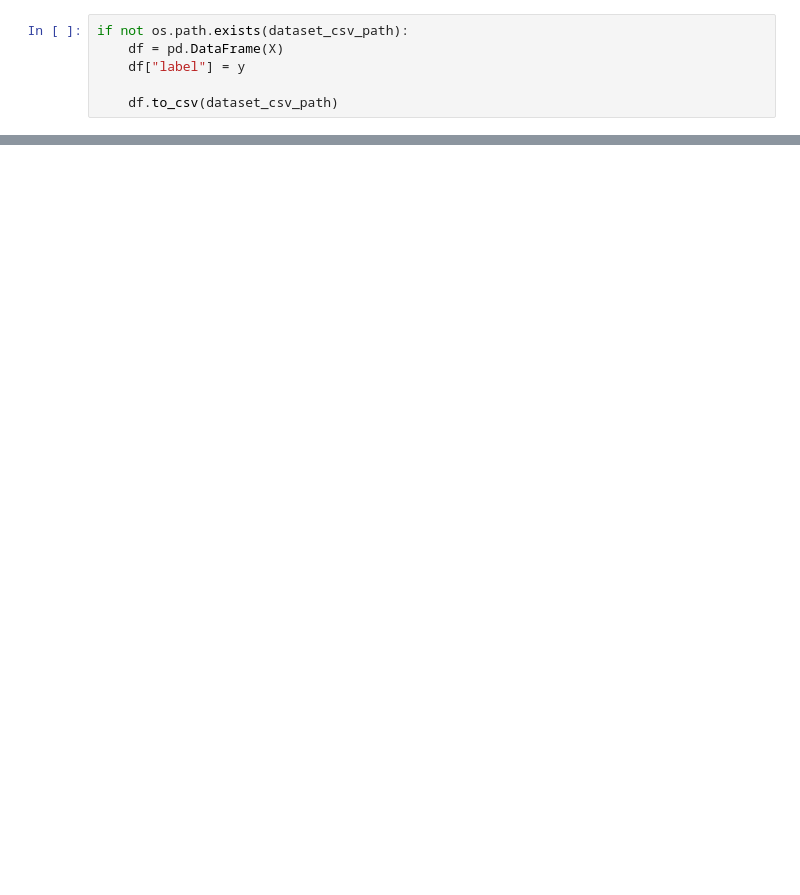
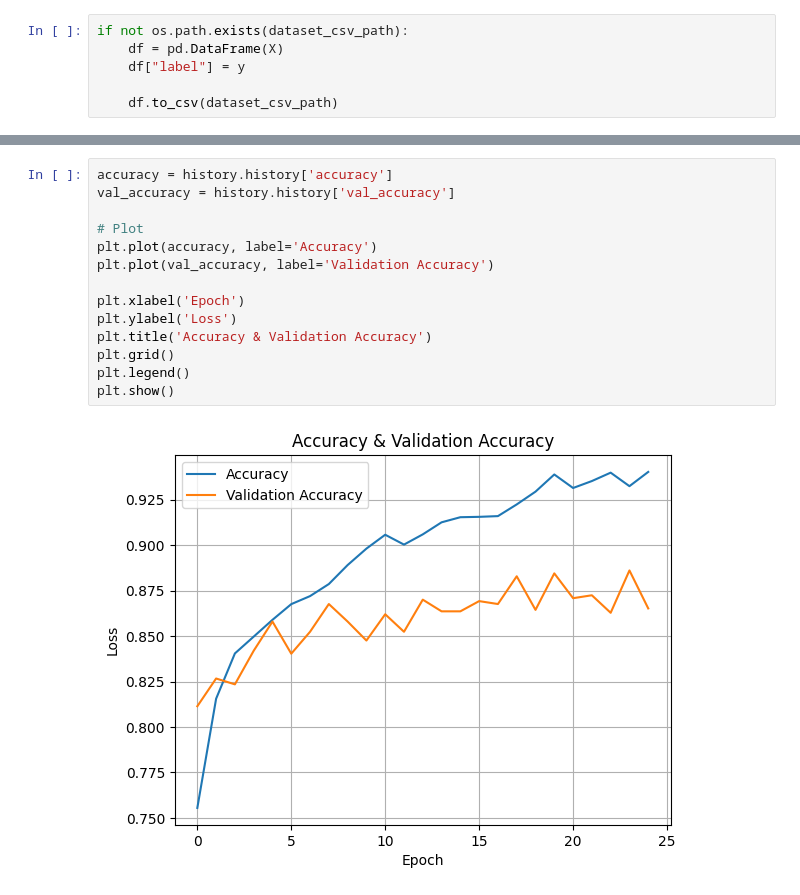
Before and after one commit to Austine0829/music-vibes-classification, a Jupyter notebook: notebook.ipynb, the cells around one changed output, grey strips where cells are left out. Cells and saved outputs as stored; diff of their text form; blank space fills up the shorter version.

```diff
--- a/notebook.ipynb
+++ b/notebook.ipynb
@@ -147,3 +166,19 @@ Epoch 18/50
+# %%
+accuracy = history.history['accuracy']
+val_accuracy = history.history['val_accuracy']
+
+# Plot
+plt.plot(accuracy, label='Accuracy')
+plt.plot(val_accuracy, label='Validation Accuracy')
+
+plt.xlabel('Epoch')
+plt.ylabel('Loss')
+plt.title('Accuracy & Validation Accuracy')
+plt.grid()
+plt.legend()
+plt.show()
+# %% [output]
+[figure, added]
 # %%
 y_preds = model.predict(X_test)
 y_pred_labels = np.argmax(y_preds, axis=1)
```
Also changed, not shown: parts of 6 cells of this notebook.
